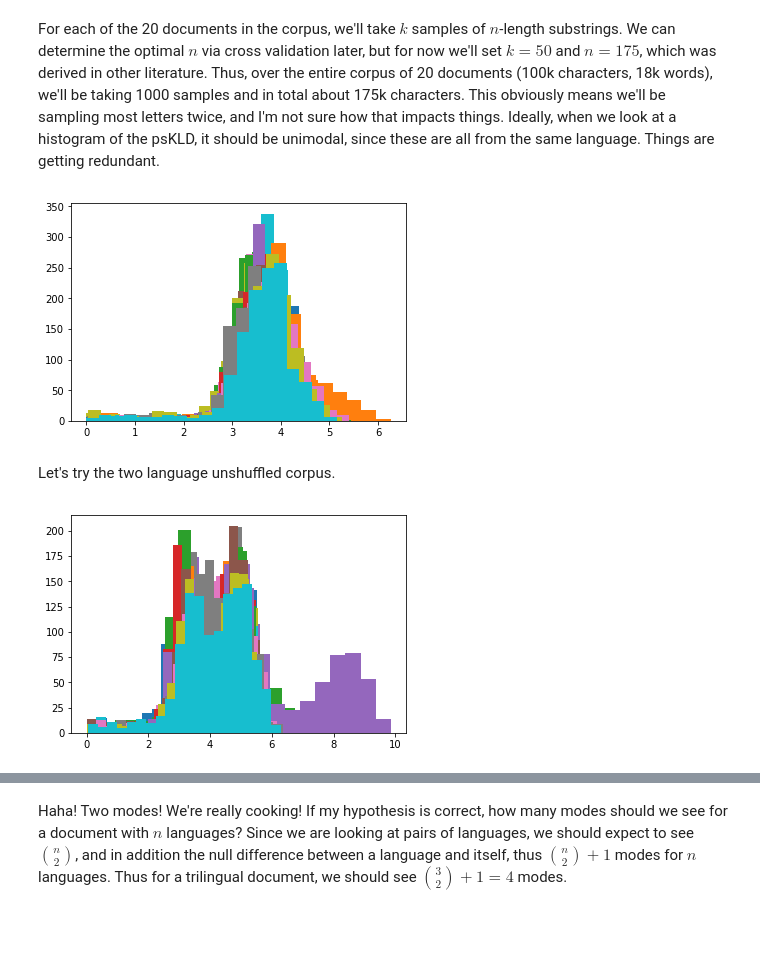
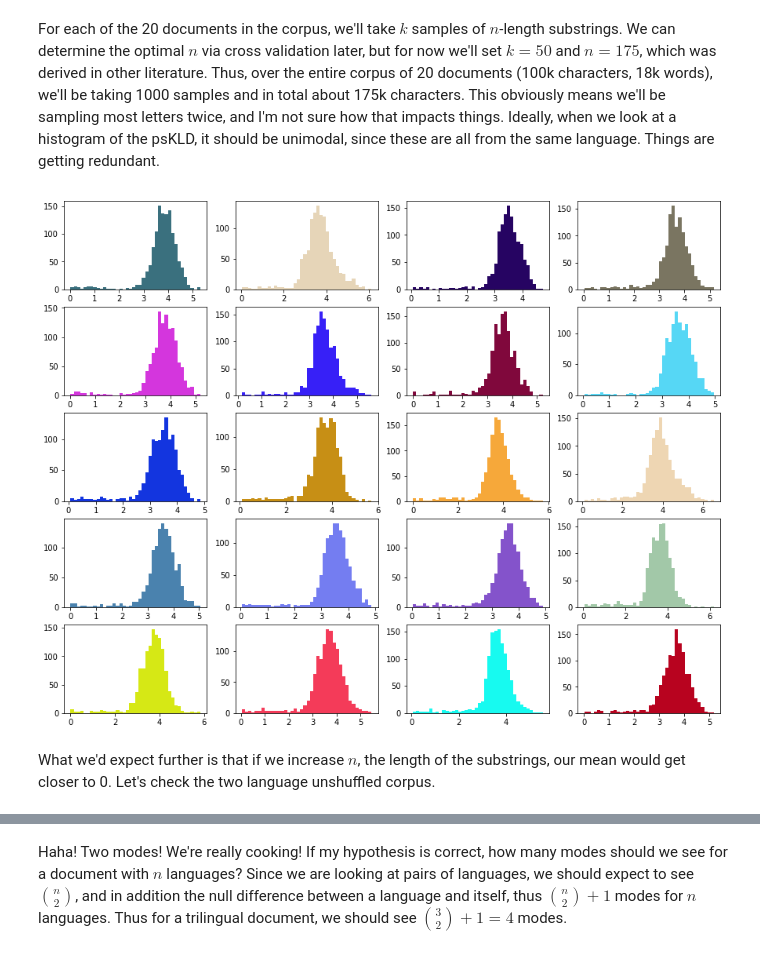
Before and after one commit to bkitano/voynich, a Jupyter notebook: Voynich Language Analysis.ipynb, the cells around one changed output, grey strips where cells are left out. Drawn from its saved outputs; the diff is of its cells as text; code cells hidden in the pictures; blank space fills up the shorter version.

```diff
--- a/Voynich Language Analysis.ipynb
+++ b/Voynich Language Analysis.ipynb
@@ -804,20 +809,24 @@ For each of the 20 documents in the corpus, we'll take $k$ samples of $n$-length
 k = 50
 n = 175
 
-D = []
+D1 = []
 for i in range(len(one_unshuffled)):
     M_i = streak(one_unshuffled[i][0], k, n, Smooth=.01) # make a streak
     d_i = psKLD(M_i, k) # do the pointwise psKLDs
-    D.append(d_i)
+    D1.append(d_i)
 
-D = np.array(D)
+D1 = np.array(D1)
-# %%
-for i in range(D.shape[0]):
-    plt.hist(D[i], bins=20)
-# %% [output]
-[figure, removed]
-# %% [markdown]
-Let's try the two language unshuffled corpus.
+# %%
+cols = 4
+f, axarr = plt.subplots(5, cols, figsize=(15,12)) # 5 rows, 4 cols for 20 doc histograms in corpus
+for i in range(D1.shape[0]): # for each document
+    coor = index_to_coord(i, cols)
+    color = list(np.random.rand(3))
+    axarr[coor[0], coor[1]].hist(D1[i], bins=40, color = color)
+# %% [output]
+[figure, added]
+# %% [markdown]
+What we'd expect further is that if we increase $n$, the length of the substrings, our mean would get closer to 0. Let's check the two language unshuffled corpus.
 # %%
 k = 50
 n = 175
@@ -829,8 +838,3 @@ for i in range(len(two_unshuffled)):
     D2.append(d_i)
 
 D2 = np.array(D2)
-# %%
-for i in range(D2.shape[0]):
-    plt.hist(D2[i], bins=20)
-# %% [output]
-[figure, removed]
```
Also changed, not shown: parts of 8 cells of this notebook.
